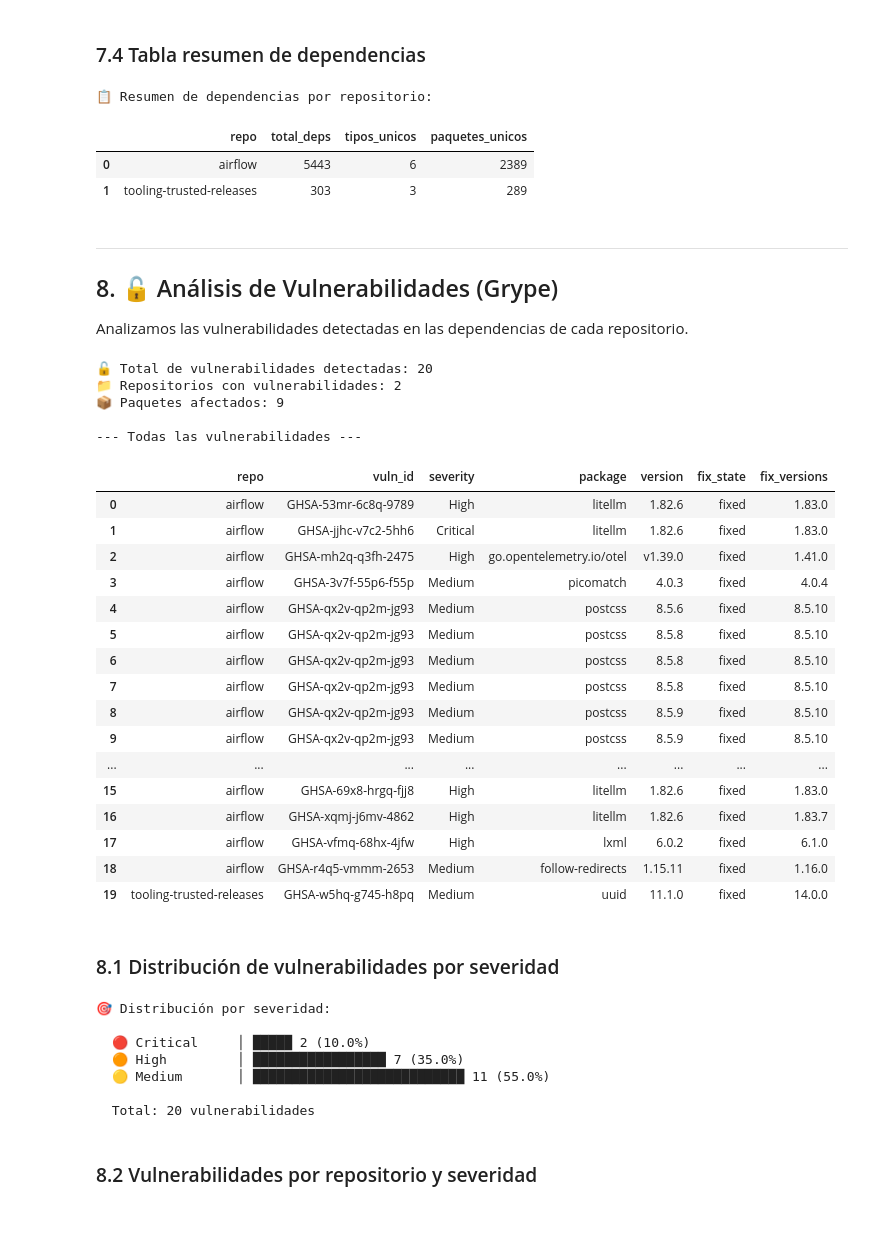
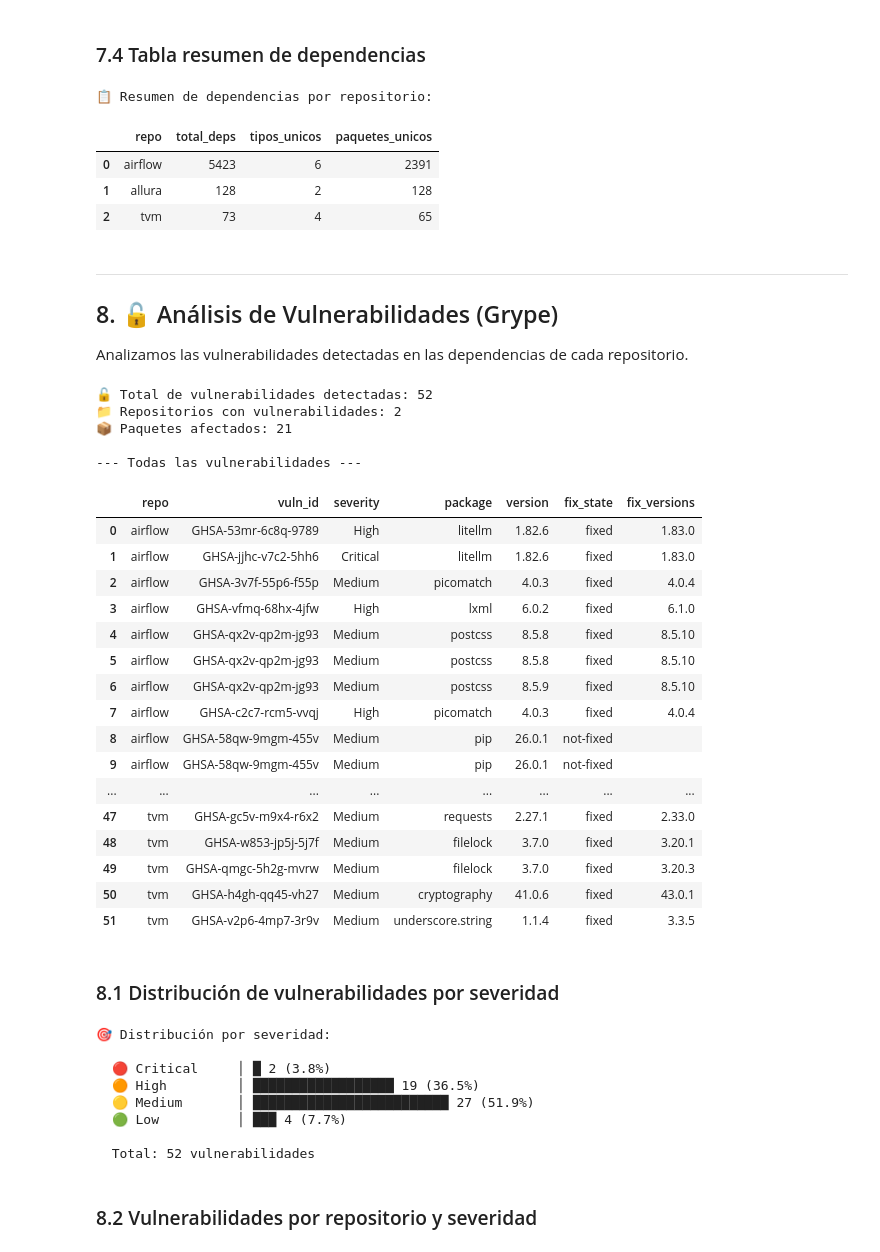
Before and after one commit to HecthorBecerra/Tarea4_Ciberseguridad, a Jupyter notebook: nbs/00_pipeline_completo.ipynb, the cells around one changed output. Saved outputs shown, nothing was run; the diff lists cells and outputs as text; code cells hidden in the pictures; blank space fills up the shorter version.

```diff
--- a/nbs/00_pipeline_completo.ipynb
+++ b/nbs/00_pipeline_completo.ipynb
@@ -38,6 +38,7 @@ import pandas as pd
 from pathlib import Path
 from collections import Counter
 from datetime import datetime
+import matplotlib.pyplot as plt
 
 # Detectar PROJECT_ROOT automaticamente (devcontainer, Codespaces, local)
 _search = Path(os.getcwd())
@@ -68,11 +69,13 @@ print(f"  Fecha:      {datetime.now().strftime('%Y-%m-%d %H:%M:%S')}")
 print("=" * 60)
 
 print("\nVerificando herramientas instaladas...")
-tools = {"syft": "syft version", "grype": "grype version", "codeql": "codeql version"}
+tools = {"syft": "syft version",
+         "grype": "grype version", "codeql": "codeql version"}
 tools_ok = True
 for tool, cmd in tools.items():
     result = subprocess.run(cmd.split(), capture_output=True, text=True)
-    version = result.stdout.strip().split("\n")[0] if result.returncode == 0 else "NO ENCONTRADO"
+    version = result.stdout.strip().split(
+        "\n")[0] if result.returncode == 0 else "NO ENCONTRADO"
     status = "OK" if result.returncode == 0 else "ERROR"
     print(f"  [{status}] {tool:10} -> {version}")
     if result.returncode != 0:
@@ -116,7 +119,8 @@ if CONFIG_FILE.exists():
         config = json.load(f)
     print(f"✅ Cargando configuración existente desde {CONFIG_FILE}")
 else:
-    print(f"⚠️ No se encontró {CONFIG_FILE}. Creando configuración por defecto...")
+    print(
+        f"⚠️ No se encontró {CONFIG_FILE}. Creando configuración por defecto...")
     config = {
         "repos_dir": "data/repos",
         "output_dir": "data/results",
@@ -319,7 +324,7 @@ result = subprocess.run(
     ["uv", "run", "python", "main.py", "codeql"],
     capture_output=True, text=True,
     cwd=str(PROJECT_ROOT),
-    timeout=3600
+    timeout=1800  # 30 min max
 )
 
 print(result.stdout)
@@ -562,8 +579,9 @@ if not df_deps.empty:
 # %% [output]
 📋 Resumen de dependencias por repositorio:
 |  | repo | total_deps | tipos_unicos | paquetes_unicos |
-| 0 | airflow | 5443 | 6 | 2389 |
-| 1 | tooling-trusted-releases | 303 | 3 | 289 |
+| 0 | airflow | 5423 | 6 | 2391 |
+| 1 | allura | 128 | 2 | 128 |
+| 2 | tvm | 73 | 4 | 65 |
 # %% [markdown]
 ---
 
@@ -588,57 +606,59 @@ for grype_file in grype_files:
 
         all_vulns.append({
             "repo": repo_name,
             "vuln_id": vuln.get("id", "N/A"),
             "severity": vuln.get("severity", "Unknown"),
             "description": vuln.get("description", "N/A")[:100],
             "package": artifact.get("name", "N/A"),
             "version": artifact.get("version", "N/A"),
             "pkg_type": artifact.get("type", "N/A"),
             "fix_state": vuln.get("fix", {}).get("state", "N/A"),
             "fix_versions": ", ".join(vuln.get("fix", {}).get("versions", [])),
             "data_source": vuln.get("dataSource", "N/A"),
         })
 
 df_vulns = pd.DataFrame(all_vulns)
 
 if not df_vulns.empty:
     print(f"\n🔓 Total de vulnerabilidades detectadas: {len(df_vulns)}")
     print(f"📁 Repositorios con vulnerabilidades: {df_vulns['repo'].nunique()}")
     print(f"📦 Paquetes afectados: {df_vulns['package'].nunique()}")
     print(f"\n--- Todas las vulnerabilidades ---")
-    display(df_vulns[["repo", "vuln_id", "severity", "package", "version", "fix_state", "fix_versions"]])
+    display(df_vulns[["repo", "vuln_id", "severity",
+            "package", "version", "fix_state", "fix_versions"]])
 else:
     print("⚠️  No se encontraron vulnerabilidades (o no se ejecutó Grype).")
 # %% [output]
-🔓 Total de vulnerabilidades detectadas: 20
+🔓 Total de vulnerabilidades detectadas: 52
 📁 Repositorios con vulnerabilidades: 2
-📦 Paquetes afectados: 9
+📦 Paquetes afectados: 21
 
 --- Todas las vulnerabilidades ---
 |  | repo | vuln_id | severity | package | version | fix_state | fix_versions |
 | 0 | airflow | GHSA-53mr-6c8q-9789 | High | litellm | 1.82.6 | fixed | 1.83.0 |
 | 1 | airflow | GHSA-jjhc-v7c2-5hh6 | Critical | litellm | 1.82.6 | fixed | 1.83.0 |
-| 2 | airflow | GHSA-mh2q-q3fh-2475 | High | go.opentelemetry.io/otel | v1.39.0 | fixed | 1.41.0 |
-| 3 | airflow | GHSA-3v7f-55p6-f55p | Medium | picomatch | 4.0.3 | fixed | 4.0.4 |
-| 4 | airflow | GHSA-qx2v-qp2m-jg93 | Medium | postcss | 8.5.6 | fixed | 8.5.10 |
+| 2 | airflow | GHSA-3v7f-55p6-f55p | Medium | picomatch | 4.0.3 | fixed | 4.0.4 |
+| 3 | airflow | GHSA-vfmq-68hx-4jfw | High | lxml | 6.0.2 | fixed | 6.1.0 |
+| 4 | airflow | GHSA-qx2v-qp2m-jg93 | Medium | postcss | 8.5.8 | fixed | 8.5.10 |
 | 5 | airflow | GHSA-qx2v-qp2m-jg93 | Medium | postcss | 8.5.8 | fixed | 8.5.10 |
-| 6 | airflow | GHSA-qx2v-qp2m-jg93 | Medium | postcss | 8.5.8 | fixed | 8.5.10 |
-| 7 | airflow | GHSA-qx2v-qp2m-jg93 | Medium | postcss | 8.5.8 | fixed | 8.5.10 |
-| 8 | airflow | GHSA-qx2v-qp2m-jg93 | Medium | postcss | 8.5.9 | fixed | 8.5.10 |
-| 9 | airflow | GHSA-qx2v-qp2m-jg93 | Medium | postcss | 8.5.9 | fixed | 8.5.10 |
+| 6 | airflow | GHSA-qx2v-qp2m-jg93 | Medium | postcss | 8.5.9 | fixed | 8.5.10 |
+| 7 | airflow | GHSA-c2c7-rcm5-vvqj | High | picomatch | 4.0.3 | fixed | 4.0.4 |
+| 8 | airflow | GHSA-58qw-9mgm-455v | Medium | pip | 26.0.1 | not-fixed |  |
+| 9 | airflow | GHSA-58qw-9mgm-455v | Medium | pip | 26.0.1 | not-fixed |  |
 | ... | ... | ... | ... | ... | ... | ... | ... |
-| 15 | airflow | GHSA-69x8-hrgq-fjj8 | High | litellm | 1.82.6 | fixed | 1.83.0 |
-| 16 | airflow | GHSA-xqmj-j6mv-4862 | High | litellm | 1.82.6 | fixed | 1.83.7 |
-| 17 | airflow | GHSA-vfmq-68hx-4jfw | High | lxml | 6.0.2 | fixed | 6.1.0 |
-| 18 | airflow | GHSA-r4q5-vmmm-2653 | Medium | follow-redirects | 1.15.11 | fixed | 1.16.0 |
-| 19 | tooling-trusted-releases | GHSA-w5hq-g745-h8pq | Medium | uuid | 11.1.0 | fixed | 14.0.0 |
+| 47 | tvm | GHSA-gc5v-m9x4-r6x2 | Medium | requests | 2.27.1 | fixed | 2.33.0 |
+| 48 | tvm | GHSA-w853-jp5j-5j7f | Medium | filelock | 3.7.0 | fixed | 3.20.1 |
+| 49 | tvm | GHSA-qmgc-5h2g-mvrw | Medium | filelock | 3.7.0 | fixed | 3.20.3 |
+| 50 | tvm | GHSA-h4gh-qq45-vh27 | Medium | cryptography | 41.0.6 | fixed | 43.0.1 |
+| 51 | tvm | GHSA-v2p6-4mp7-3r9v | Medium | underscore.string | 1.1.4 | fixed | 3.3.5 |
 # %% [markdown]
 ### 8.1 Distribución de vulnerabilidades por severidad
 # %%
 if not df_vulns.empty:
     print("\n🎯 Distribución por severidad:\n")
 
-    severity_order = ["Critical", "High", "Medium", "Low", "Negligible", "Unknown"]
+    severity_order = ["Critical", "High",
+                      "Medium", "Low", "Negligible", "Unknown"]
     severity_colors = {
         "Critical": "🔴",
         "High": "🟠",
@@ -662,11 +682,12 @@ if not df_vulns.empty:
 # %% [output]
 🎯 Distribución por severidad:
 
-  🔴 Critical     │ █████ 2 (10.0%)
-  🟠 High         │ █████████████████ 7 (35.0%)
-  🟡 Medium       │ ███████████████████████████ 11 (55.0%)
+  🔴 Critical     │ █ 2 (3.8%)
+  🟠 High         │ ██████████████████ 19 (36.5%)
+  🟡 Medium       │ █████████████████████████ 27 (51.9%)
+  🟢 Low          │ ███ 4 (7.7%)
 
-  Total: 20 vulnerabilidades
+  Total: 52 vulnerabilidades
 # %% [markdown]
 ### 8.2 Vulnerabilidades por repositorio y severidad
 # %%
```
Also changed, not shown: parts of 34 cells of this notebook, 1 other file.
